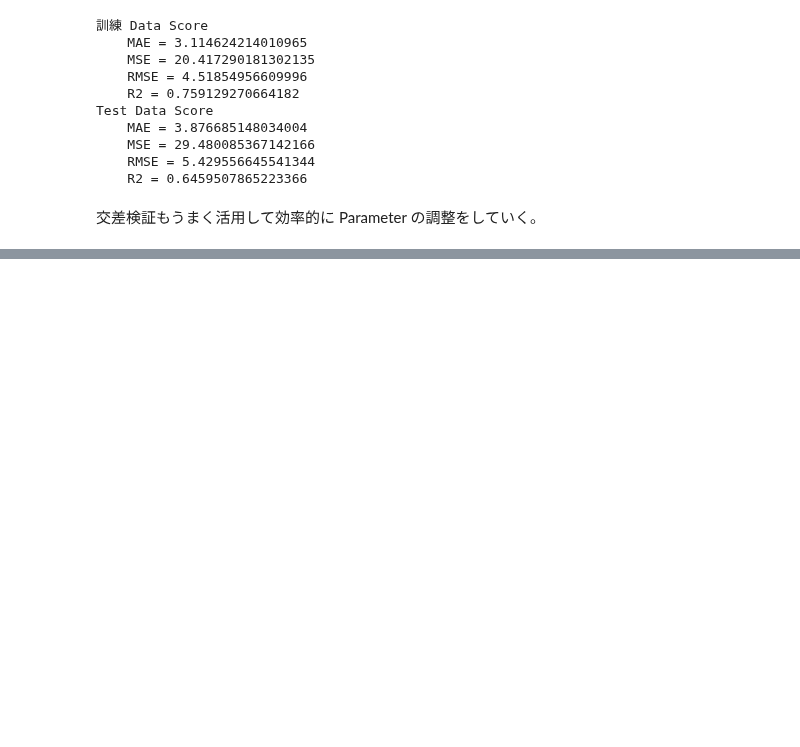
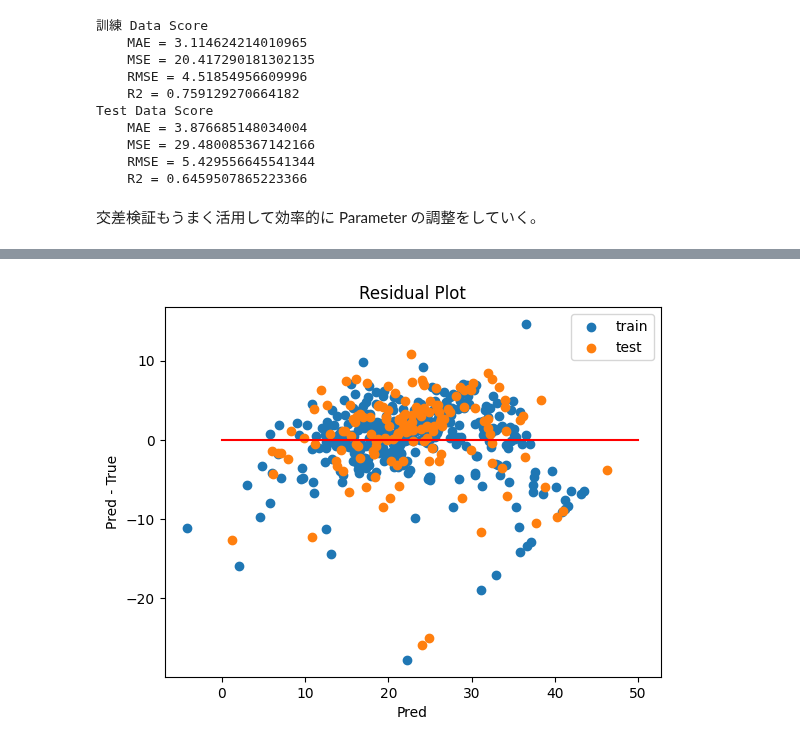
Before and after one commit to 1024xx4/ai_model_building_100, a Jupyter notebook: section05/section05.ipynb, the cells around one changed output, grey strips where cells are left out. Drawn from its saved outputs; the diff is of its cells as text; code cells hidden in the pictures; blank space fills up the shorter version.

Commit message:
Build&Eval: Ridge回帰で Model を構築・評価する#9

```diff
--- a/section05/section05.ipynb
+++ b/section05/section05.ipynb
@@ -407,0 +414,12 @@ Test Data Score
+# %%
+# Model 構築（Ridge回帰Model）
+from sklearn.linear_model import Ridge
+
+ridge = Ridge().fit(X_train_scaled, y_train)
+# %%
+# 予測値の算出
+y_train_pred = ridge.predict(X_train_scaled)
+y_test_pred = ridge.predict(X_test_scaled)
+
+print(y_train_pred[:5])
+print(y_test_pred[:5])
@@ -407,0 +437,5 @@ Test Data Score
+# %%
+# 残差 Plot
+residual_plot(y_train_pred, y_train, y_test_pred, y_test)
+# %% [output]
+[figure, added]
```
Also changed, not shown: parts of 4 cells of this notebook.
